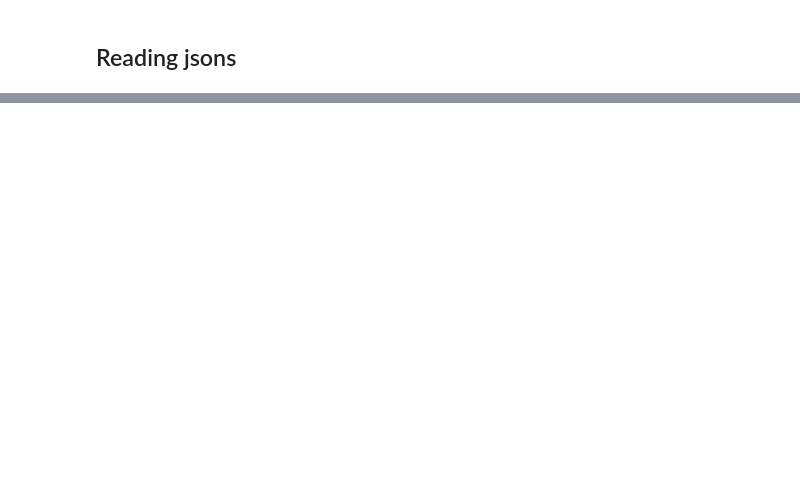
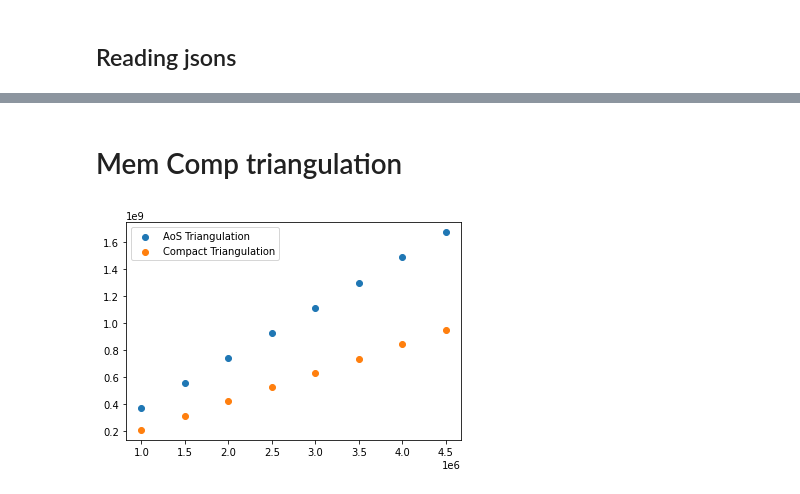
Before and after one commit to ssalinasfe/Compact-Polylla-Mesh, a Jupyter notebook: pruebas/output/plots.ipynb, the cells around one changed output, grey strips where cells are left out. Saved outputs shown, nothing was run; the diff lists cells and outputs as text; code cells hidden in the pictures; blank space fills up the shorter version.

```diff
--- a/pruebas/output/plots.ipynb
+++ b/pruebas/output/plots.ipynb
@@ -1,47 +1,39 @@
 # %% [markdown]
 ## Reading jsons
 # %%
-import json
-import matplotlib as mpl
-import matplotlib.pyplot as plt
-import numpy as np
 import pandas as pd
-
-time = pd.read_json('points_1000000.1_time.json', typ='series', orient='index')
-time_compact = pd.read_json('points_1000000.1_time_compact.json', typ='series', orient='index')
-
-time2 = pd.read_json('points_1500000.1_time.json', typ='series', orient='index')
-time_compact2 = pd.read_json('points_1500000.1_time_compact.json', typ='series', orient='index')
-
-#pd.concat([time, time2], axis=1)
-
 import os,json
 
-path_to_json = '/'
-
-
-
+## Read file names
 path_to_json = '.'
 times_files = [pos_json for pos_json in os.listdir(path_to_json) if pos_json.endswith('_time.json')]
 compact_time_files = [pos_json for pos_json in os.listdir(path_to_json) if pos_json.endswith('_time_compact.json')]
+mem_files = [pos_json for pos_json in os.listdir(path_to_json) if pos_json.endswith('_mem.json')]
 
 
-#data_time = pd.DataFrame(columns=['time_triangulation_generation','time_to_label_max_edges', 'time_to_label_frontier_edges', 'time_to_label_seed_edges', 'time_to_traversal_and_repair', 'time_to_traversal', 'time_to_repair', 'polygons', 'n_frontier_edges', 'n_barrier_edge_tips', 'n_half_edges', 'n_faces', 'n_vertices'])
+## Read json of no compact files
 data_to_append = []
-
 for js in times_files:
     data_to_append.append(pd.read_json(js, typ='series', orient='index'))
 
+##Concat all dataframe and transpose it
 data_time = pd.concat(data_to_append, axis=1)
 data_time = data_time.transpose()
-data_time = data_time.set_index('n_vertices')
 
+## Read json of compact files
 compact_data_to_append = []
-
 for js in compact_time_files:
     compact_data_to_append.append(pd.read_json(js, typ='series', orient='index'))
 
+##Concat all dataframe and transpose it
 data_time_compact = pd.concat(compact_data_to_append, axis=1)
 data_time_compact = data_time_compact.transpose()
-data_time_compact = data_time_compact.set_index('n_vertices')
+
+mem_data_to_append = []
+for js in mem_files:
+    mem_data_to_append.append(pd.read_json(js, typ='series', orient='index'))
+
+##Concat all dataframe and transpose it
+data_mem = pd.concat(mem_data_to_append, axis=1)
+data_mem = data_mem.transpose()
 # %% [markdown]
@@ -60,0 +71,13 @@ data_time_compact = data_time_compact.set_index('n_vertices')
+# %% [markdown]
+# Mem Comp triangulation
+# %%
+#long long mem_triangulation, mem_polylla, mem_compact_triangulation, mem_compact_polylla;
+#long long mem_gen_triangulation, mem_gen_polylla, mem_gen_compact_triangulation, mem_gen_compact_polylla;
+#long num_vertices, num_triangles, num_halfedges;
+
+plt.scatter(data_mem.num_vertices, data_mem.mem_triangulation, label='AoS Triangulation')
+plt.scatter(data_mem.num_vertices, data_mem.mem_compact_triangulation, label='Compact Triangulation')
+plt.legend()
+plt.ticklabel_format(style='sci', axis='x', scilimits=(0,0))
+# %% [output]
+[figure, added]
```
Also changed, not shown: parts of 5 cells of this notebook, 5 other files.
